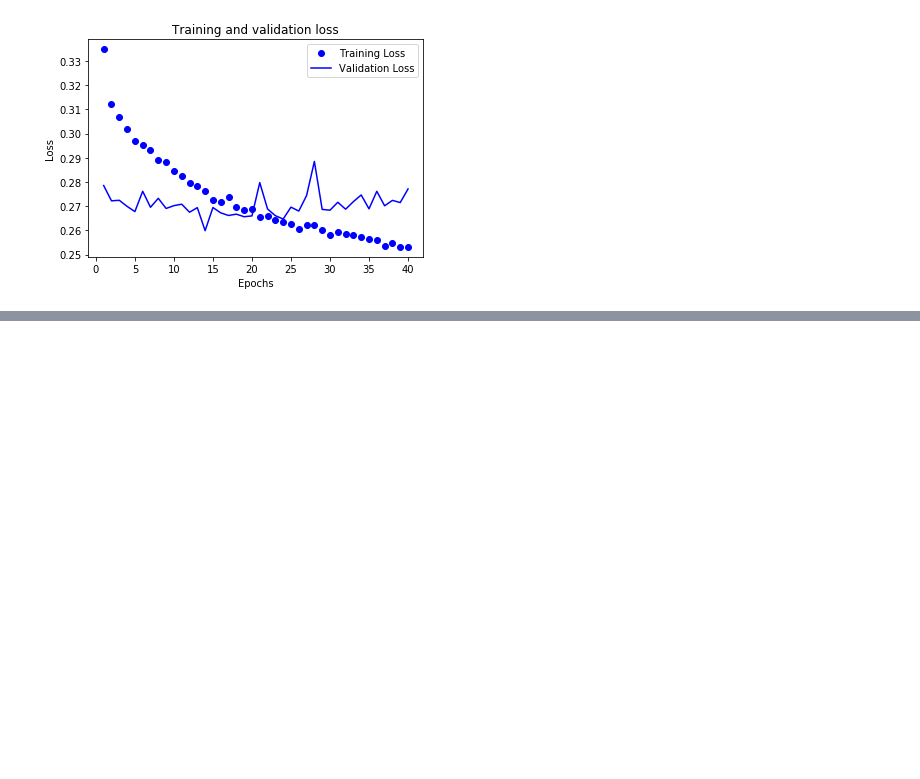
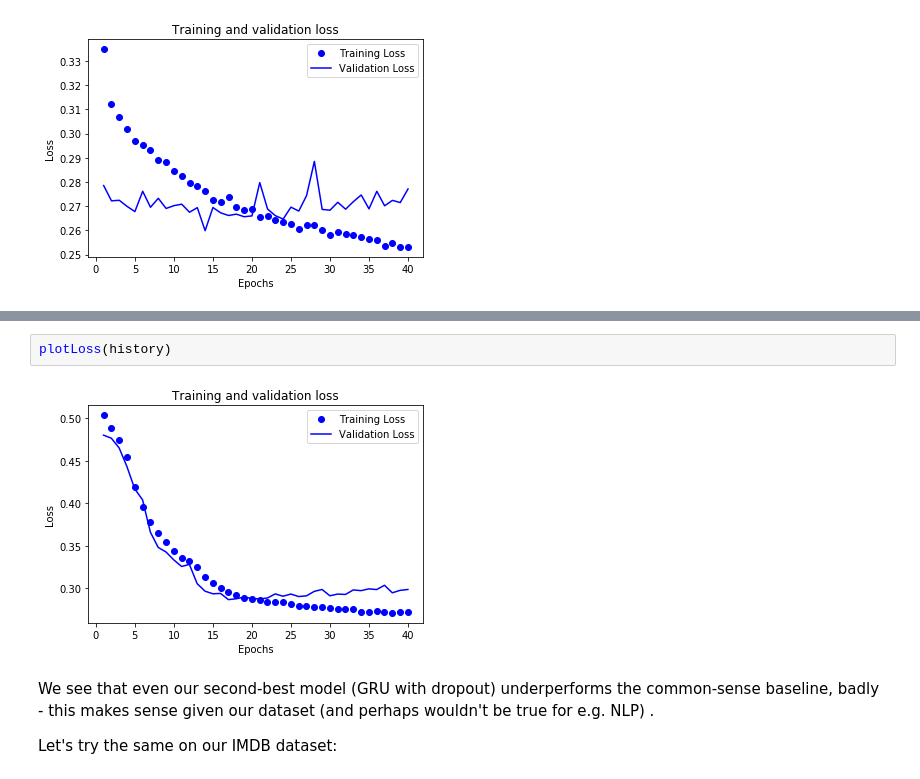
Before and after one commit to wllgrnt/keras-examples, a Jupyter notebook: Chapter6.ipynb, the cells around one changed output, grey strips where cells are left out. Saved outputs shown, nothing was run; the diff lists cells and outputs as text; blank space fills up the shorter version.

```diff
--- a/Chapter6.ipynb
+++ b/Chapter6.ipynb
@@ -1134,0 +1254,8 @@ We see that adding an additional RNN layer does improve the results, though not
+# %%
+plotLoss(history)
+# %% [output]
+[figure, added]
+# %% [markdown]
+We see that even  our second-best model (GRU with dropout) underperforms the common-sense baseline, badly - this makes sense given our dataset (and perhaps wouldn't be true for e.g. NLP) .
+
+Let's try the same on our IMDB dataset:
```
Also changed, not shown: parts of 16 cells of this notebook.
